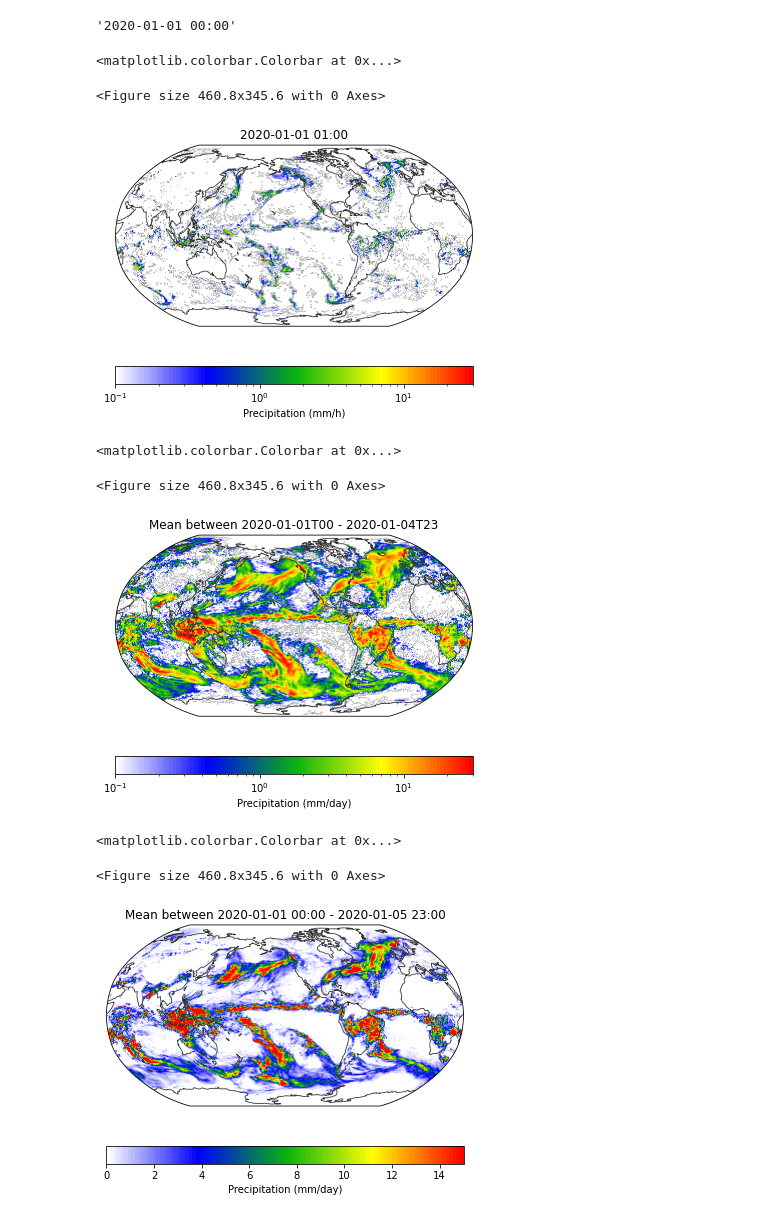
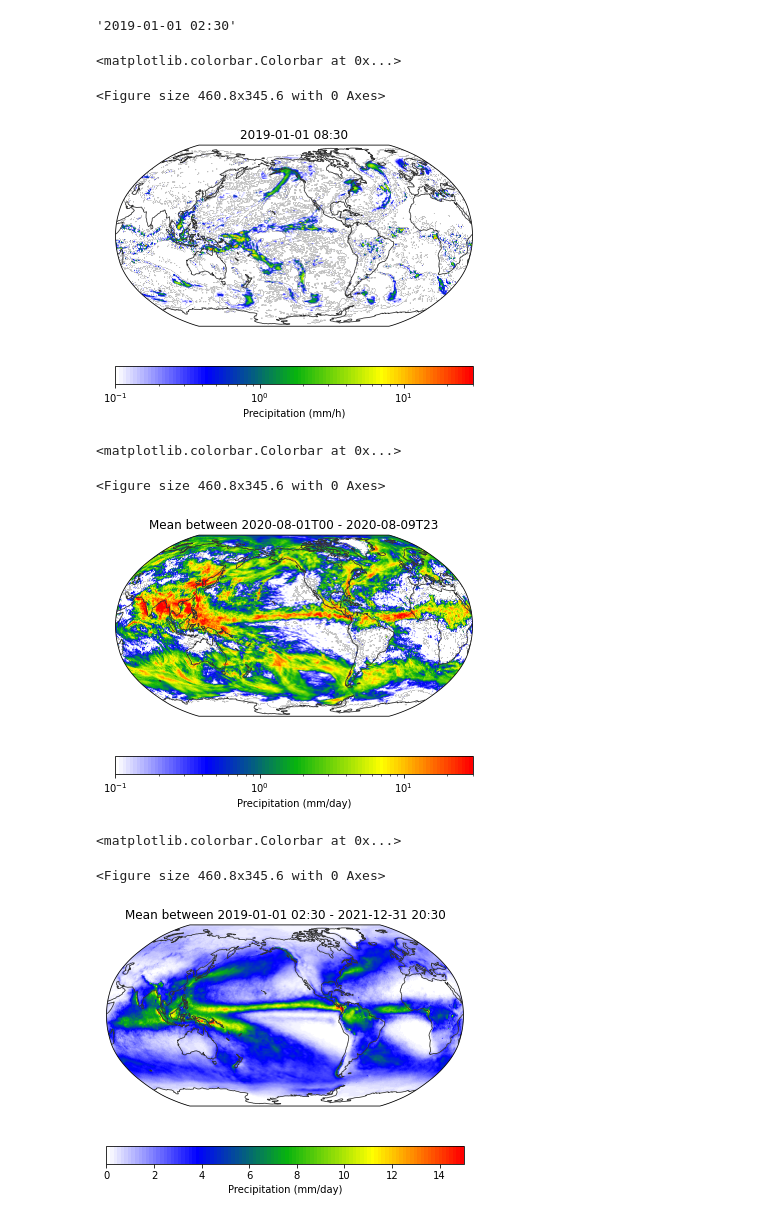
Before and after one commit to WACCEM/healpix-remapping, a Jupyter notebook: notebooks/test_read_imerg_healpix.ipynb, the cells around one changed output. Saved outputs shown, nothing was run; the diff lists cells and outputs as text; code cells hidden in the pictures.

```diff
--- a/notebooks/test_read_imerg_healpix.ipynb
+++ b/notebooks/test_read_imerg_healpix.ipynb
@@ -14,7 +14,9 @@ mpl.rcParams['figure.dpi'] = 72
 # %%
 in_dir = '/pscratch/sd/w/wcmca1/GPM/healpix/'
 # in_file = f'{in_dir}IMERG_V7_1H_zoom9_20200101_20200105.zarr'
-in_file = f'{in_dir}IMERG_V7_1H_zoom8_20200101_20200105.zarr'
+# in_file = f'{in_dir}IMERG_V7_1H_zoom8_20200101_20200101.zarr'
+# in_file = f'{in_dir}IMERG_V7_1H_zoom8_20200801_20200831.zarr'
+in_file = f'{in_dir}IMERG_V7_6H_zoom8_20190101_20211231.zarr'
 print(f"{in_file} exists: {os.path.exists(in_file)}")
 
 # # Also check if zoom 8 exists for comparison
@@ -87,7 +89,7 @@ Coordinates:
 # ds.time.dt.strftime('%Y')
 ds.time.isel(time=0).dt.strftime('%Y-%m-%d %H:%M').item()
 # %% [output]
-'2020-01-01 00:00'
+'2019-01-01 02:30'
 # %%
 itime = 1
 im = egh.healpix_show(ds.precipitation.isel(time=itime),norm=mpl.colors.LogNorm(vmin=10e-2, vmax=30), cmap=cmaps.WhBlGrYeRe)
@@ -97,20 +99,20 @@ plt.colorbar(im, orientation='horizontal', label='Precipitation (mm/h)')
 # %% [output]
 <matplotlib.colorbar.Colorbar at 0x...>
 <Figure size 460.8x345.6 with 0 Axes>
-[figure, old version]
+[figure, new version]
 # %%
 # time_str1 = '2019-06-01T00'
 # time_str2 = '2019-08-31T23'
-time_str1 = '2020-01-01T00'
-time_str2 = '2020-01-04T23'
+time_str1 = '2020-08-01T00'
+time_str2 = '2020-08-09T23'
 pcp_avg = ds.precipitation.sel(time=slice(time_str1, time_str2)).mean(dim='time') * 24
 im = egh.healpix_show(pcp_avg,norm=mpl.colors.LogNorm(vmin=10e-2, vmax=30), cmap=cmaps.WhBlGrYeRe)
 plt.title(f'Mean between {time_str1} - {time_str2}')
 plt.colorbar(im, orientation='horizontal', label='Precipitation (mm/day)')
 # %% [output]
 <matplotlib.colorbar.Colorbar at 0x...>
 <Figure size 460.8x345.6 with 0 Axes>
-[figure, old version]
+[figure, new version]
 # %%
 pcp_avg = ds.precipitation.mean(dim='time') * 24
 im = egh.healpix_show(pcp_avg,norm=mpl.colors.Normalize(vmin=0, vmax=15), cmap=cmaps.WhBlGrYeRe)
@@ -121,4 +123,4 @@ plt.colorbar(im, orientation='horizontal', label='Precipitation (mm/day)')
 # %% [output]
 <matplotlib.colorbar.Colorbar at 0x...>
 <Figure size 460.8x345.6 with 0 Axes>
-[figure, old version]
+[figure, new version]
```
Also changed, not shown: parts of 3 cells of this notebook, 1 other file.
